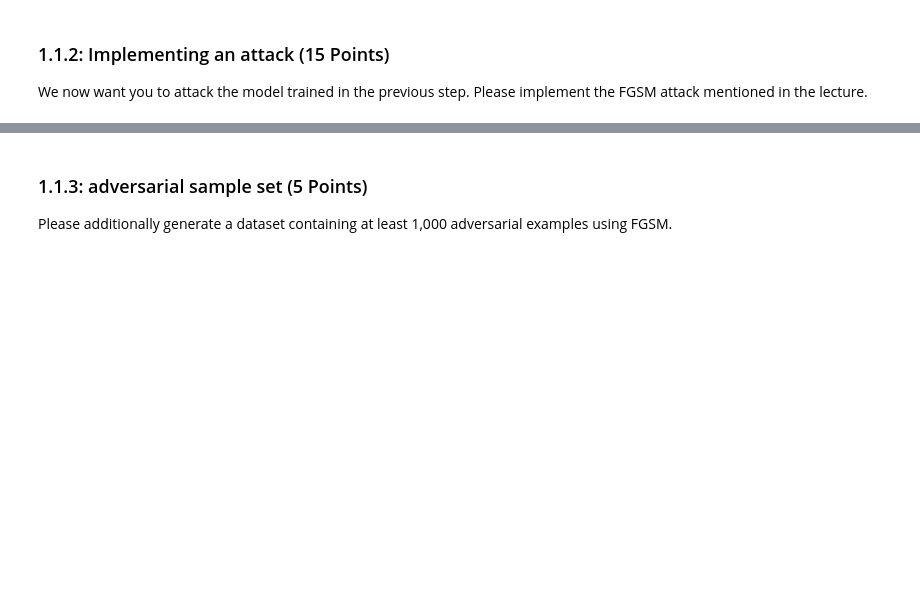
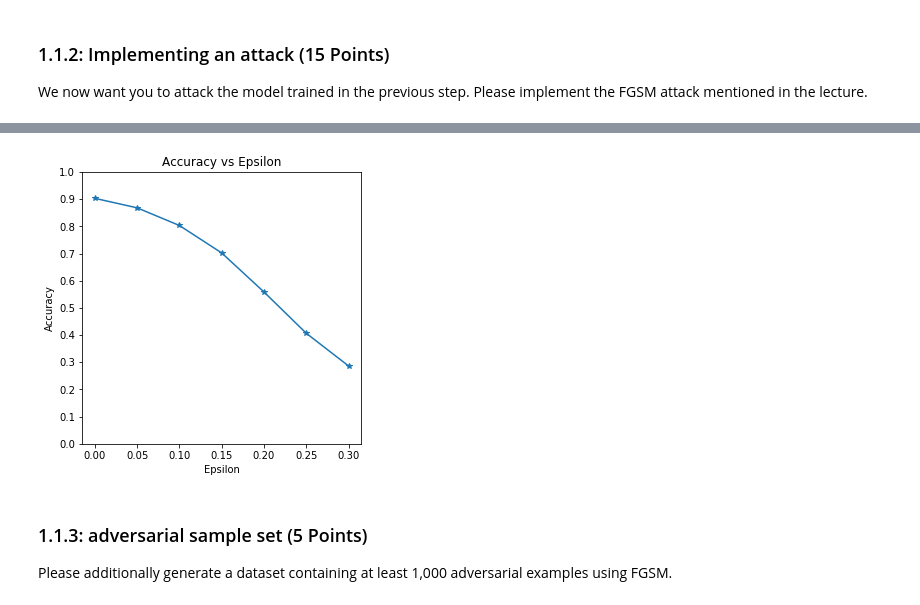
Before and after one commit to tifat58/MLCySecWS19, a Jupyter notebook: Project_3/Project_3_-_Handout-Hasan.ipynb, the cells around one changed output, grey strips where cells are left out. Drawn from its saved outputs; the diff is of its cells as text; code cells hidden in the pictures; blank space fills up the shorter version.

Commit message:
fgsm implemnted

```diff
--- a/Project_3/Project_3_-_Handout-Hasan.ipynb
+++ b/Project_3/Project_3_-_Handout-Hasan.ipynb
@@ -290,0 +286,10 @@ We now want you to attack the model trained in the previous step. Please impleme
+# %%
+def fgsm_attack(image, epsilon, data_grad):
+    # Collect the element-wise sign of the data gradient
+    sign_data_grad = data_grad.sign()
+    # Create the perturbed image by adjusting each pixel of the input image
+    perturbed_image = image + epsilon*sign_data_grad
+    # Adding clipping to maintain [0,1] range
+    perturbed_image = torch.clamp(perturbed_image, 0, 1)
+    # Return the perturbed image
+    return perturbed_image
@@ -290,0 +358,3 @@ We now want you to attack the model trained in the previous step. Please impleme
+# %%
+model = Net()
+model.load_state_dict(torch.load('model_3.pth'), strict=False)
@@ -290,0 +363,17 @@ We now want you to attack the model trained in the previous step. Please impleme
+# %%
+test_loader = torch.utils.data.DataLoader(
+    torchvision.datasets.MNIST('data/mnist/', train=False, download=True,
+                              transform=torchvision.transforms.Compose([
+                                  torchvision.transforms.ToTensor(),
+                              ])), batch_size=1, shuffle=True)
+# %%
+
+epsilons = [0, .05, .1, .15, .2, .25, .3]
+accuracies = []
+examples = []
+
+# Run test for each epsilon
+for eps in epsilons:
+    acc, ex = test_fgsm(model, device, test_loader, eps)
+    accuracies.append(acc)
+    examples.append(ex)
@@ -291,3 +388,14 @@ We now want you to attack the model trained in the previous step. Please impleme
+# %%
+plt.figure(figsize=(5,5))
+plt.plot(epsilons, accuracies, "*-")
+plt.yticks(np.arange(0, 1.1, step=0.1))
+plt.xticks(np.arange(0, .35, step=0.05))
+plt.title("Accuracy vs Epsilon")
+plt.xlabel("Epsilon")
+plt.ylabel("Accuracy")
+plt.show()
+# %% [output]
+[figure, added]
 # %% [markdown]
 ### 1.1.3: adversarial sample set (5 Points)
 
```
Also changed, not shown: parts of 8 cells of this notebook.
